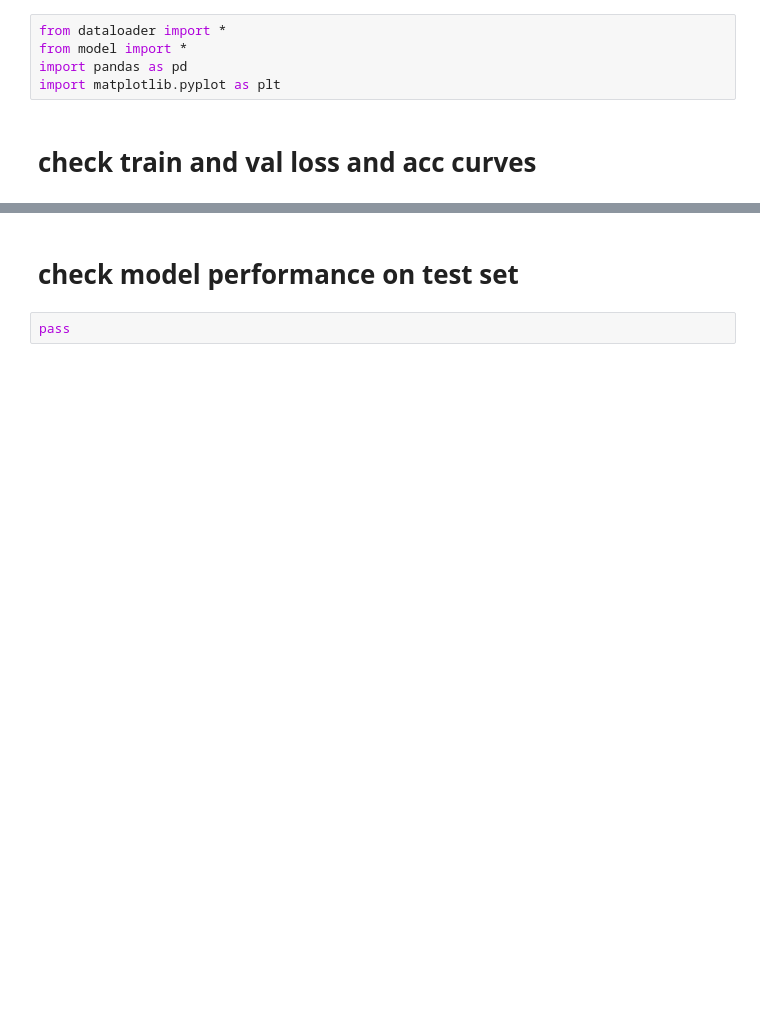
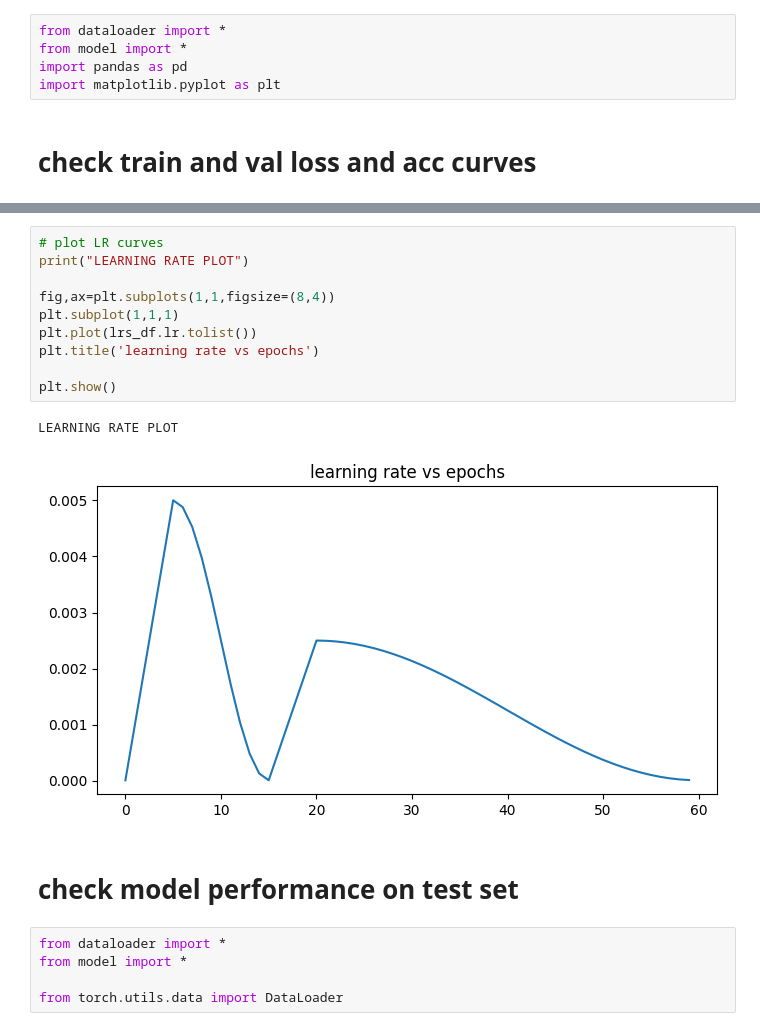
Before and after one commit to haidiazaman/face-recognition-model-development, a Jupyter notebook: evaluate/evaluate_model.ipynb, the cells around one changed output, grey strips where cells are left out. Drawn from its saved outputs; the diff is of its cells as text; blank space fills up the shorter version.

```diff
--- a/evaluate/evaluate_model.ipynb
+++ b/evaluate/evaluate_model.ipynb
@@ -51,4 +61,20 @@ LOSS PLOTS
+# %%
+# plot LR curves
+print("LEARNING RATE PLOT")
+
+fig,ax=plt.subplots(1,1,figsize=(8,4))
+plt.subplot(1,1,1)
+plt.plot(lrs_df.lr.tolist())
+plt.title('learning rate vs epochs')
+
+plt.show()
+# %% [output]
+LEARNING RATE PLOT
+[figure, added]
 # %% [markdown]
 # check model performance on test set
 # %%
-pass
+from dataloader import *
+from model import *
+
+from torch.utils.data import DataLoader
```
Also changed, not shown: parts of 10 cells of this notebook, 8 other files.
